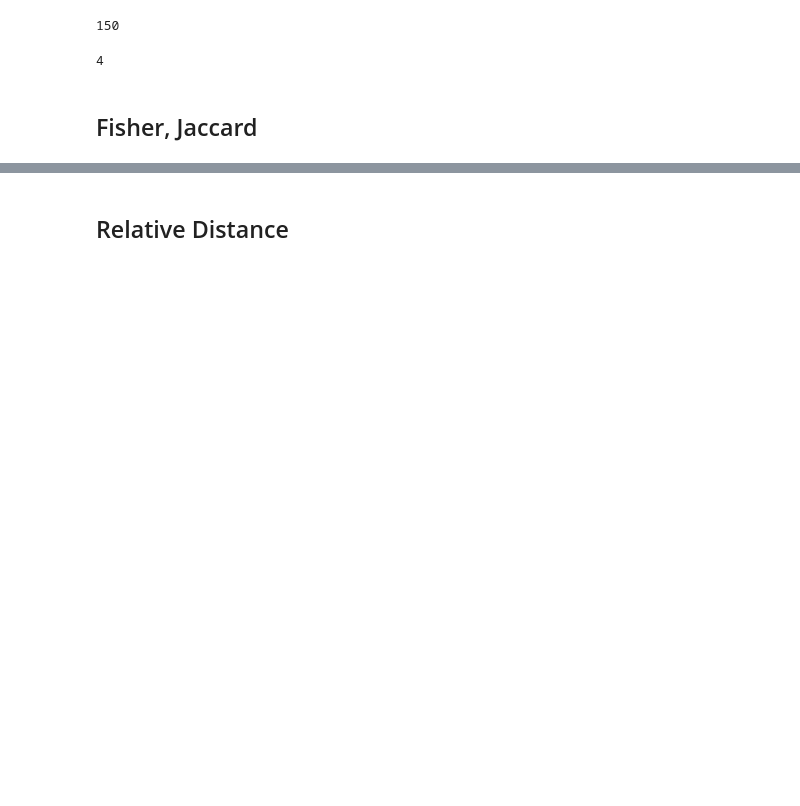
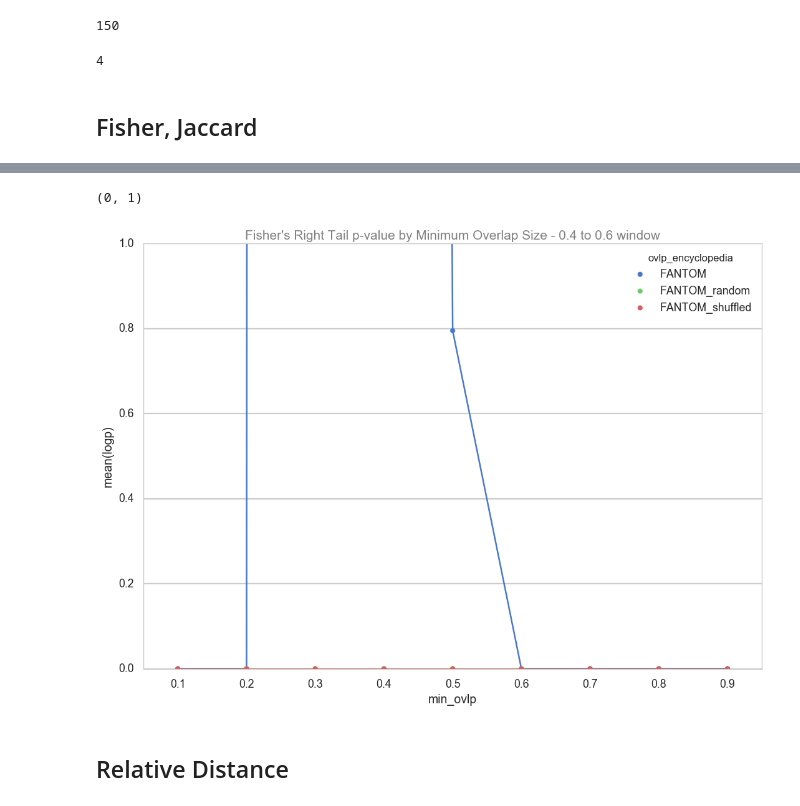
Before and after one commit to mvanzetti/thesis, a Jupyter notebook: notebooks/Null Model.ipynb, the cells around one changed output, grey strips where cells are left out. Saved outputs shown, nothing was run; the diff lists cells and outputs as text; code cells hidden in the pictures; blank space fills up the shorter version.

```diff
--- a/notebooks/Null Model.ipynb
+++ b/notebooks/Null Model.ipynb
@@ -297,3 +305,15 @@ g.axes.set_title('Fisher\'s Right Tail p-value by Minimum Overlap Size', fontsiz
+# %%
+import seaborn as sns
+sns.set(style="whitegrid")
+%matplotlib inline
+sns.set_context("poster", font_scale=0.8, rc={"lines.linewidth": 1})
+g = sns.pointplot(x="min_ovlp", y="logp", hue="ovlp_encyclopedia", data=merged_tests_df,
+                   capsize=.2, palette="muted", size=6, aspect=1)
+g.axes.set_title('Fisher\'s Right Tail p-value by Minimum Overlap Size - 0.4 to 0.6 window', fontsize=15,color="black",alpha=0.5)
+g.set_ylim(0, 1)
+# %% [output]
+(0, 1)
+[figure, added]
 # %% [markdown]
 ## Relative Distance
 # %%
```
Also changed, not shown: parts of 25 cells of this notebook, 2 other files.
